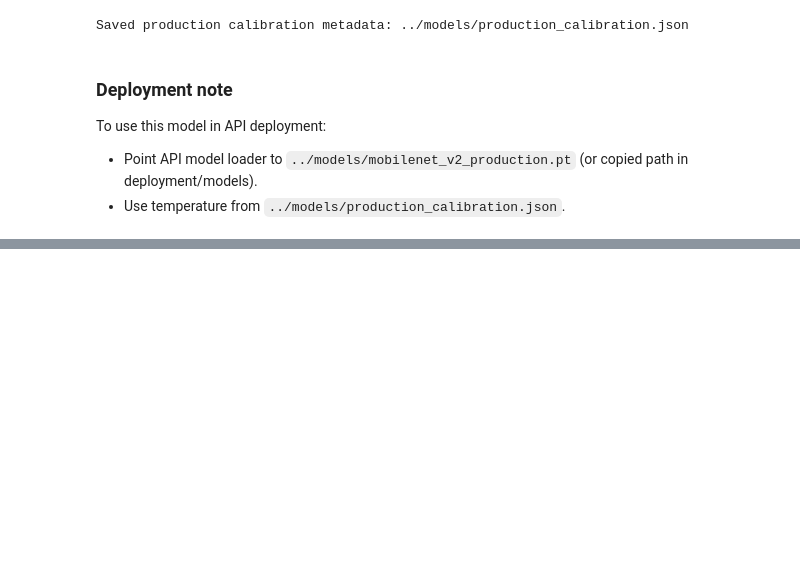
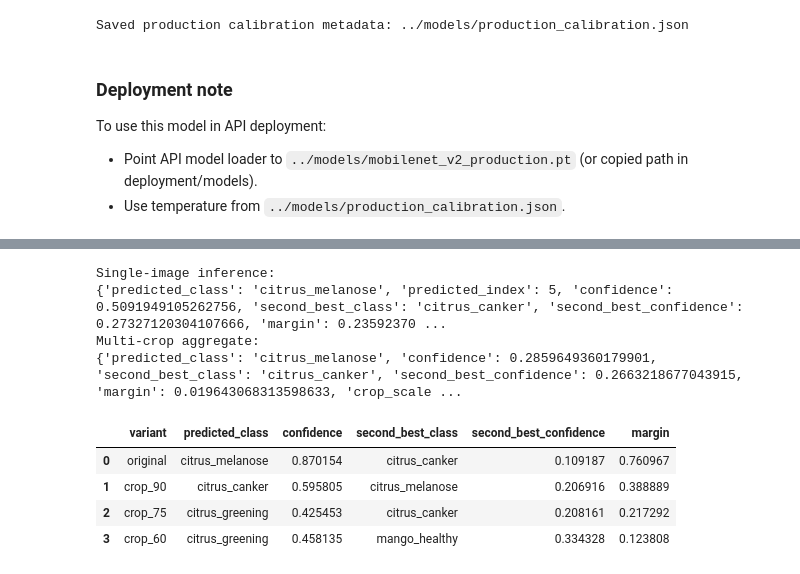
Before and after one commit to LouaiMuhammed/plant-disease-detection-using-cnns, a Jupyter notebook: notebooks/02. mobilenet_model.ipynb, the cells around one changed output, grey strips where cells are left out. Drawn from its saved outputs; the diff is of its cells as text; code cells hidden in the pictures; blank space fills up the shorter version.

```diff
--- a/notebooks/02. mobilenet_model.ipynb
+++ b/notebooks/02. mobilenet_model.ipynb
@@ -1804,0 +2349,13 @@ To use this model in API deployment:
+# %%
+multicrop_results = batch_compare_single_vs_multicrop(SEGMENT_TEST_IMAGES)
+multicrop_results
+# %% [output]
+Single-image inference:
+{'predicted_class': 'citrus_melanose', 'predicted_index': 5, 'confidence': 0.5091949105262756, 'second_best_class': 'citrus_canker', 'second_best_confidence': 0.27327120304107666, 'margin': 0.23592370 ...
+Multi-crop aggregate:
+{'predicted_class': 'citrus_melanose', 'confidence': 0.2859649360179901, 'second_best_class': 'citrus_canker', 'second_best_confidence': 0.2663218677043915, 'margin': 0.019643068313598633, 'crop_scale ...
+|  | variant | predicted_class | confidence | second_best_class | second_best_confidence | margin |
+| 0 | original | citrus_melanose | 0.870154 | citrus_canker | 0.109187 | 0.760967 |
+| 1 | crop_90 | citrus_canker | 0.595805 | citrus_melanose | 0.206916 | 0.388889 |
+| 2 | crop_75 | citrus_greening | 0.425453 | citrus_canker | 0.208161 | 0.217292 |
+| 3 | crop_60 | citrus_greening | 0.458135 | mango_healthy | 0.334328 | 0.123808 |
```
Also changed, not shown: parts of 35 cells of this notebook, 40 other files.
